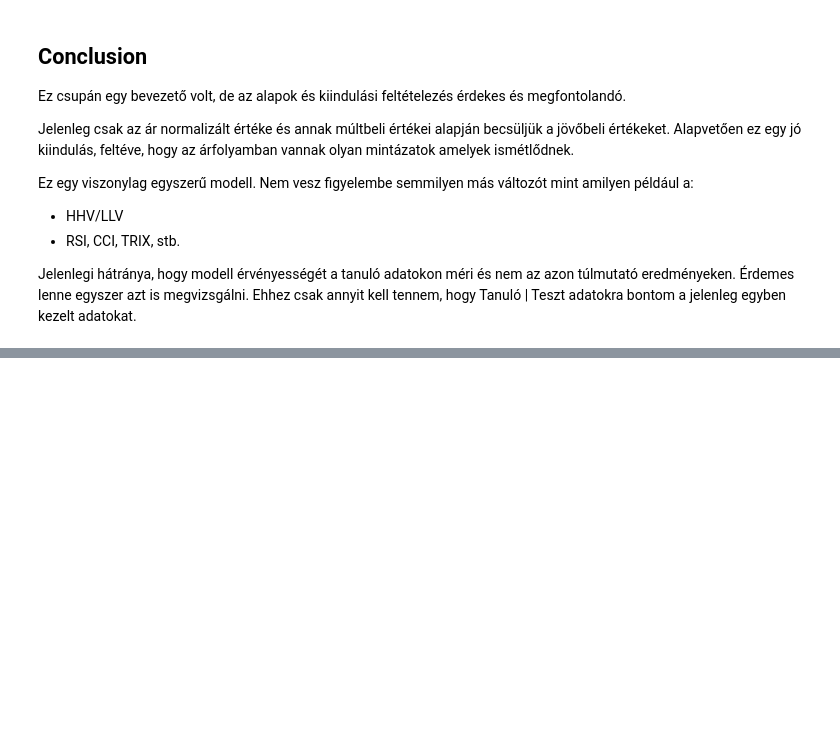
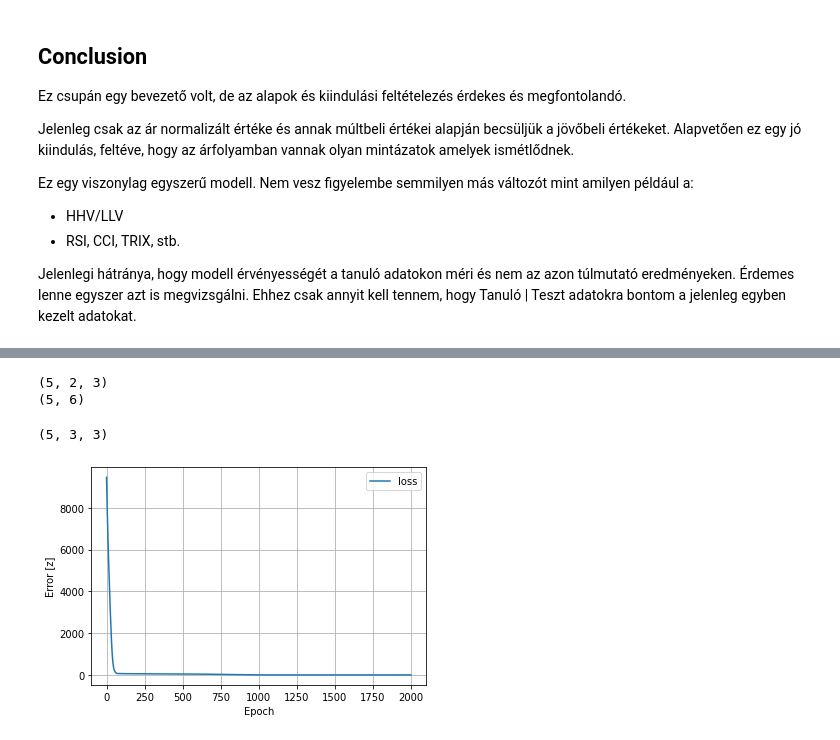
Before and after one commit to JoDeMiro/Keras, a Jupyter notebook: 05_Keras_Time_Series_Forcasting_via_1D_Convolution.ipynb, the cells around one changed output, grey strips where cells are left out. Saved outputs shown, nothing was run; the diff lists cells and outputs as text; code cells hidden in the pictures; blank space fills up the shorter version.

Commit message:
1D Convolution on Time Series Data

```diff
--- a/05_Keras_Time_Series_Forcasting_via_1D_Convolution.ipynb
+++ b/05_Keras_Time_Series_Forcasting_via_1D_Convolution.ipynb
@@ -2104,0 +2315,7 @@ Jelenlegi hátránya, hogy modell érvényességét a tanuló adatokon méri és
+# %%
+_X, _y = split_sequences(s, n_steps_in, n_steps_out)
+print(_X.shape, _y.shape)
+
+# summarize the data
+for i in range(len(_X)):
+	print(_X[i], _y[i])
@@ -2104,0 +2346,22 @@ Jelenlegi hátránya, hogy modell érvényességét a tanuló adatokon méri és
+# %%
+# y eredeti alakja
+print(_y.shape)
+
+# [observation, n_steps_out (leads), output (n_steps_in)]
+# [5, 2, 3]
+
+# flatten output
+n_output = _y.shape[1] * _y.shape[2]
+
+_y_flattened = _y.reshape((_y.shape[0], n_output))
+
+print(_y_flattened.shape)
+# %% [output]
+(5, 2, 3)
+(5, 6)
+# %%
+n_features = _X.shape[2]
+
+_X.shape
+# %% [output]
+(5, 3, 3)
@@ -2104,0 +2398,18 @@ Jelenlegi hátránya, hogy modell érvényességét a tanuló adatokon méri és
+# %%
+def plot_loss(history):
+  plt.plot(history.history['loss'], label='loss')
+  plt.xlabel('Epoch')
+  plt.ylabel('Error [z]')
+  plt.legend()
+  plt.grid(True)
+# %%
+# Estimate
+history = model.fit(x=_X, y=_y_flattened, verbose=0, epochs=2000)
+
+# Predict
+_y_predicted = model.predict(_X)
+
+# Plot Loss
+plot_loss(history)
+# %% [output]
+[figure, added]
```
Also changed, not shown: parts of 26 cells of this notebook.
